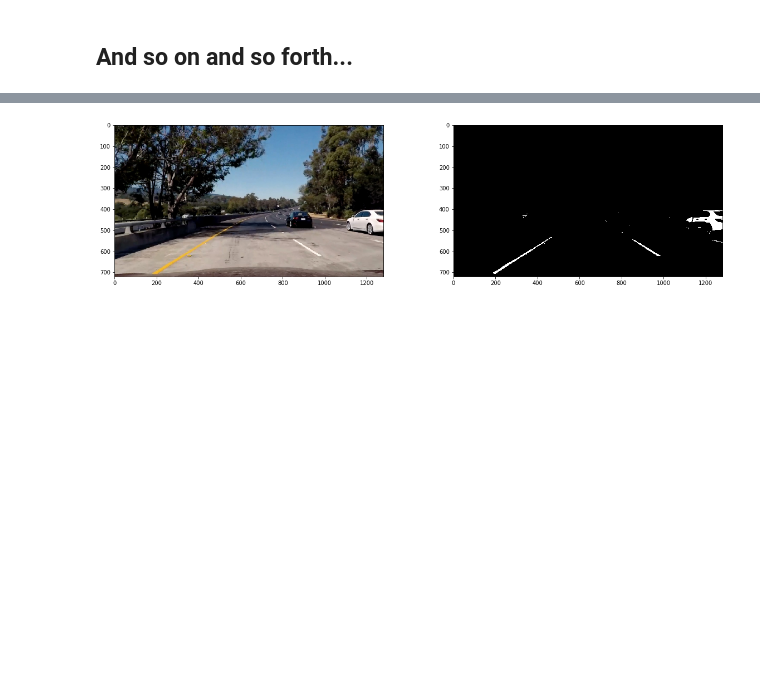
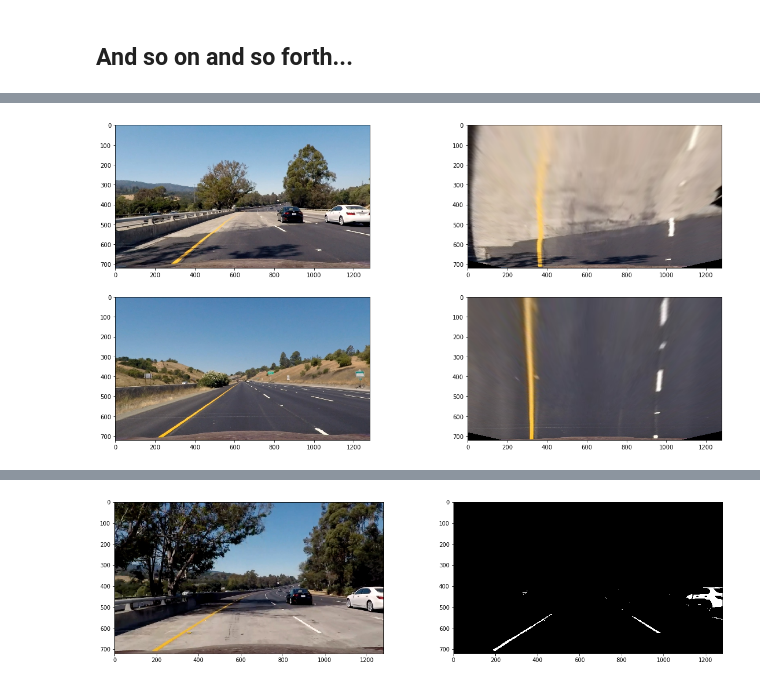
Before and after one commit to jocmom/CarND-Advanced-Lane-Lines, a Jupyter notebook: examples/example.ipynb, the cells around one changed output, grey strips where cells are left out. Saved outputs shown, nothing was run; the diff lists cells and outputs as text; code cells hidden in the pictures; blank space fills up the shorter version.

```diff
--- a/examples/example.ipynb
+++ b/examples/example.ipynb
@@ -119 +119,34 @@ plot_compare_images(cal_distorted_images[0:1], cal_images[0:1])
+# %%
+
+def warp(img):
+    '''
+    '''
+    # Grab the image shape
+    img_size = (img.shape[1], img.shape[0])
+    src = np.float32(
+        [[(img_size[0] / 2) - 55, img_size[1] / 2 + 100],
+        [((img_size[0] / 6) - 10), img_size[1]],
+        [(img_size[0] * 5 / 6) + 60, img_size[1]],
+        [(img_size[0] / 2 + 55), img_size[1] / 2 + 100]])
+    dst = np.float32(
+        [[(img_size[0] / 4), 0],
+        [(img_size[0] / 4), img_size[1]],
+        [(img_size[0] * 3 / 4), img_size[1]],
+        [(img_size[0] * 3 / 4), 0]])
+
+    # Given src and dst points, calculate the perspective transform matrix
+    M = cv2.getPerspectiveTransform(src, dst)
+    # Minv = cv2.getPerspectiveTransform(dst,src)
+    # Warp the image using OpenCV warpPerspective()
+    warped = cv2.warpPerspective(img, M, img_size)
+
+    # Return the resulting image and matrix
+    return warped, M
+# %%
+test_warped = [warp(img)[0] for img in test_images]
+# %%
+#print(test_warped[0].shape)
+plot_compare_images(test_images[0:2], test_warped[0:2])
+# %% [output]
+[figure, added]
 # %%
```
Also changed, not shown: parts of 5 cells of this notebook.
